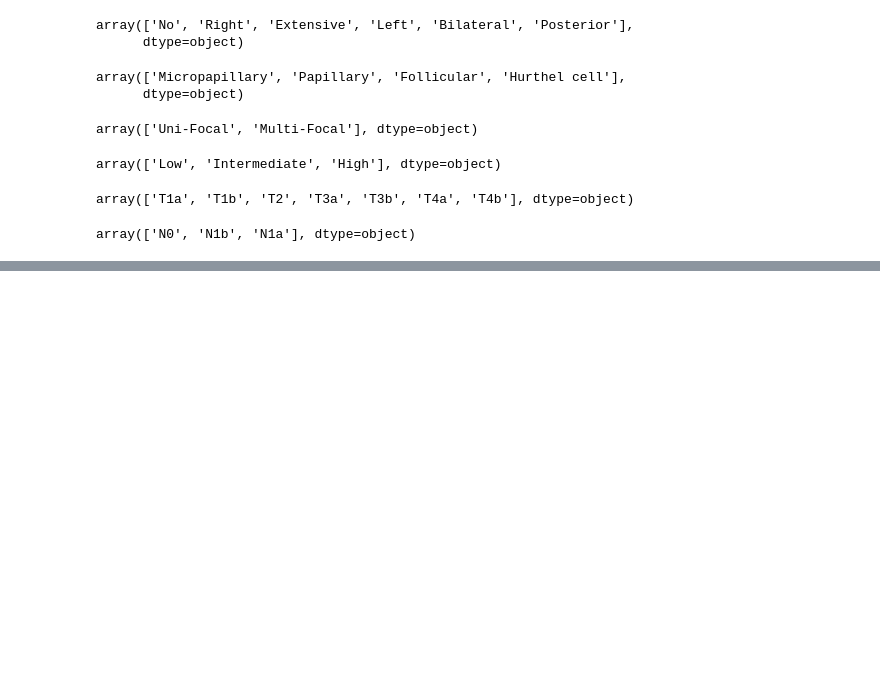
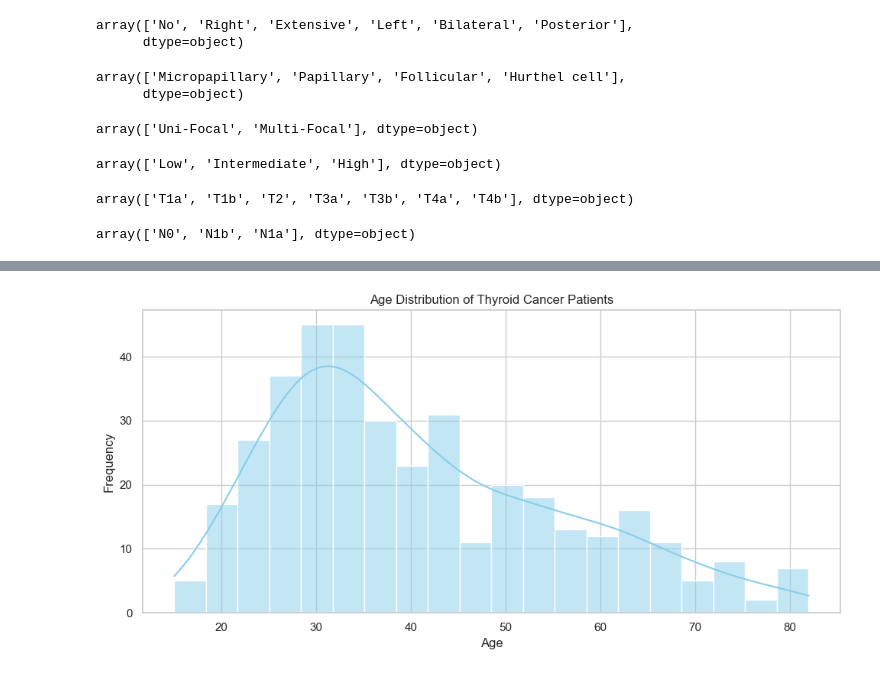
Before and after one commit to SyllaNzali/ML, a Jupyter notebook: explore.ipynb, the cells around one changed output, grey strips where cells are left out. Drawn from its saved outputs; the diff is of its cells as text; code cells hidden in the pictures; blank space fills up the shorter version.

```diff
--- a/explore.ipynb
+++ b/explore.ipynb
@@ -146,0 +196,22 @@ array(['N0', 'N1b', 'N1a'], dtype=object)
+# %%
+df['Stage'] = df['Stage'].map({
+    'I': 0,
+    'II': 1,
+    'III': 2,
+    'IVA': 2,
+    'IVB': 2
+})
+# %%
+df['Response'] = df['Response'].map({
+    'Indeterminate': 0,
+    'Excellent': 1,
+    'Structural Incomplete': 2,
+    'Biochemical Incomplete': 3
+})
+# %%
+df['Recurred'] = df['Recurred'].map({'No': 0, 'Yes': 1})
+# %%
+# Only convert specific columns to int (optional)
+for col in df.columns:
+    if df[col].dtype == 'bool':
+        df[col] = df[col].astype(int)
@@ -146,0 +234,14 @@ array(['N0', 'N1b', 'N1a'], dtype=object)
+# %%
+# Set plot style
+sns.set(style="whitegrid")
+
+# Plot histogram for Age
+plt.figure(figsize=(10, 5))
+sns.histplot(df["Age"], bins=20, kde=True, color="skyblue")
+plt.title("Age Distribution of Thyroid Cancer Patients")
+plt.xlabel("Age")
+plt.ylabel("Frequency")
+plt.tight_layout()
+plt.show()
+# %% [output]
+[figure, added]
```
Also changed, not shown: parts of 15 cells of this notebook.
